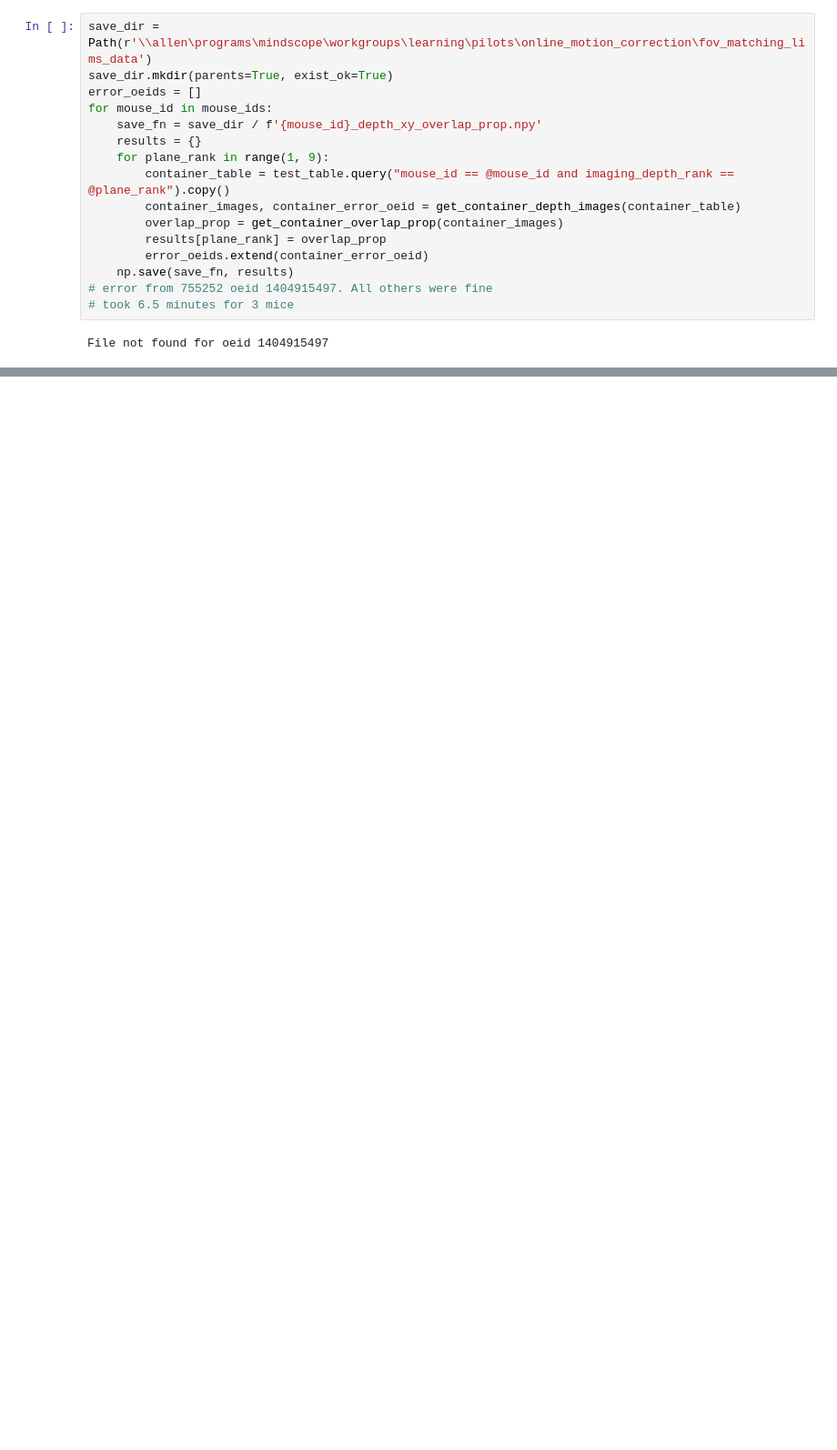
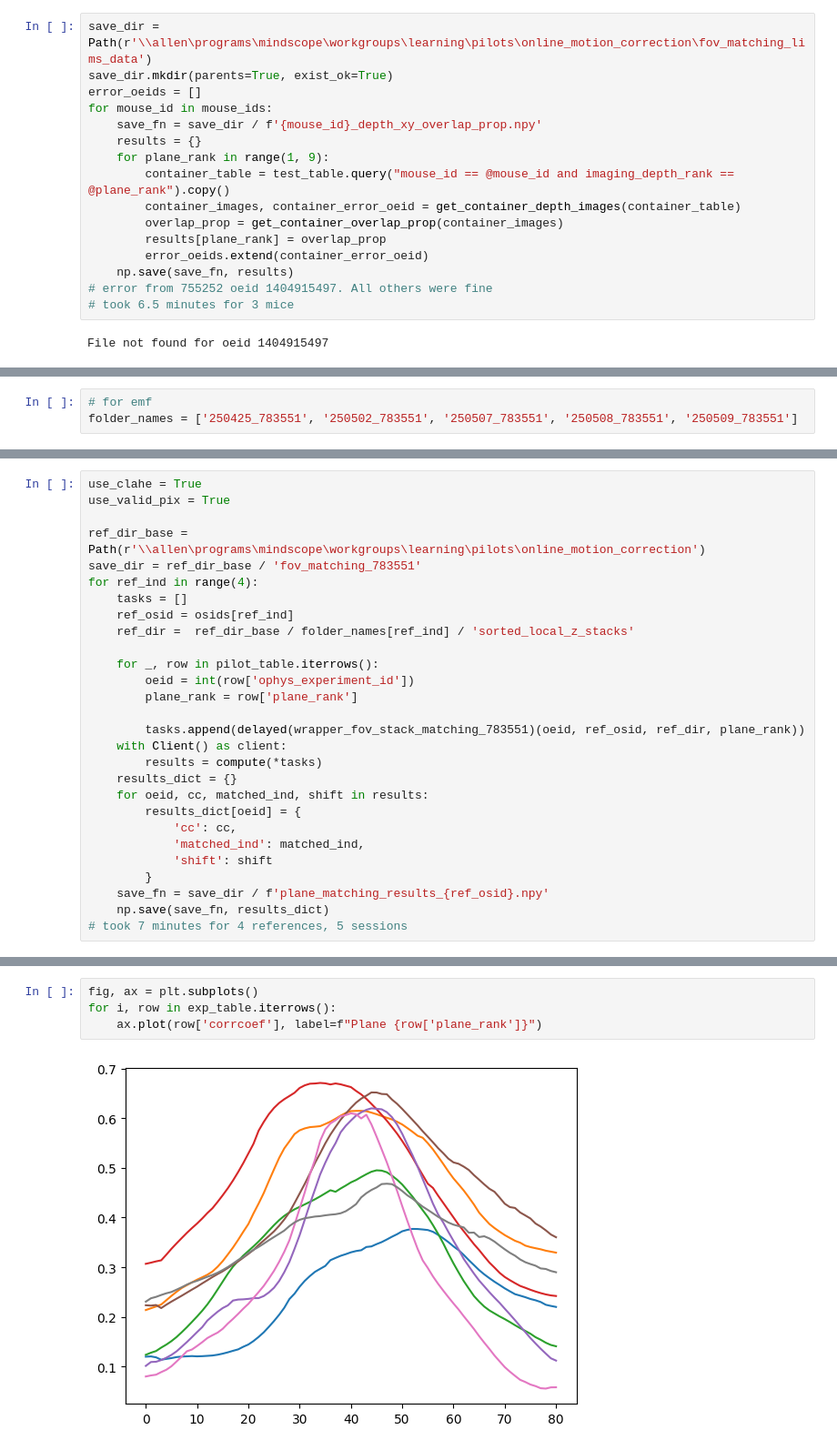
Before and after one commit to AllenNeuralDynamics/lamf_analysis_lims, a Jupyter notebook: pilot_data_analysis/online_motion_correction/250530_fov_matching_quantification.ipynb, the cells around one changed output, grey strips where cells are left out. Shown at 91% size. Drawn from its saved outputs; the diff is of its cells as text; blank space fills up the shorter version.

```diff
--- a/pilot_data_analysis/online_motion_correction/250530_fov_matching_quantification.ipynb
+++ b/pilot_data_analysis/online_motion_correction/250530_fov_matching_quantification.ipynb
@@ -213,0 +402,3 @@ zstack_reg = register_local_z_stack
+# %%
+# for emf
+folder_names = ['250425_783551', '250502_783551', '250507_783551', '250508_783551', '250509_783551']
@@ -213,0 +465,28 @@ zstack_reg = register_local_z_stack
+# %%
+use_clahe = True
+use_valid_pix = True
+
+ref_dir_base = Path(r'\\allen\programs\mindscope\workgroups\learning\pilots\online_motion_correction')
+save_dir = ref_dir_base / 'fov_matching_783551'
+for ref_ind in range(4):
+    tasks = []
+    ref_osid = osids[ref_ind]
+    ref_dir =  ref_dir_base / folder_names[ref_ind] / 'sorted_local_z_stacks'
+
+    for _, row in pilot_table.iterrows():
+        oeid = int(row['ophys_experiment_id'])
+        plane_rank = row['plane_rank']
+
+        tasks.append(delayed(wrapper_fov_stack_matching_783551)(oeid, ref_osid, ref_dir, plane_rank))
+    with Client() as client:
+        results = compute(*tasks)
+    results_dict = {}
+    for oeid, cc, matched_ind, shift in results:
+        results_dict[oeid] = {
+            'cc': cc,
+            'matched_ind': matched_ind,
+            'shift': shift
+        }
+    save_fn = save_dir / f'plane_matching_results_{ref_osid}.npy'
+    np.save(save_fn, results_dict)
+# took 7 minutes for 4 references, 5 sessions
@@ -213,0 +547,6 @@ zstack_reg = register_local_z_stack
+# %%
+fig, ax = plt.subplots()
+for i, row in exp_table.iterrows():
+    ax.plot(row['corrcoef'], label=f"Plane {row['plane_rank']}")
+# %% [output]
+[figure, added]
```
Also changed, not shown: parts of 47 cells of this notebook, 4 other files.
